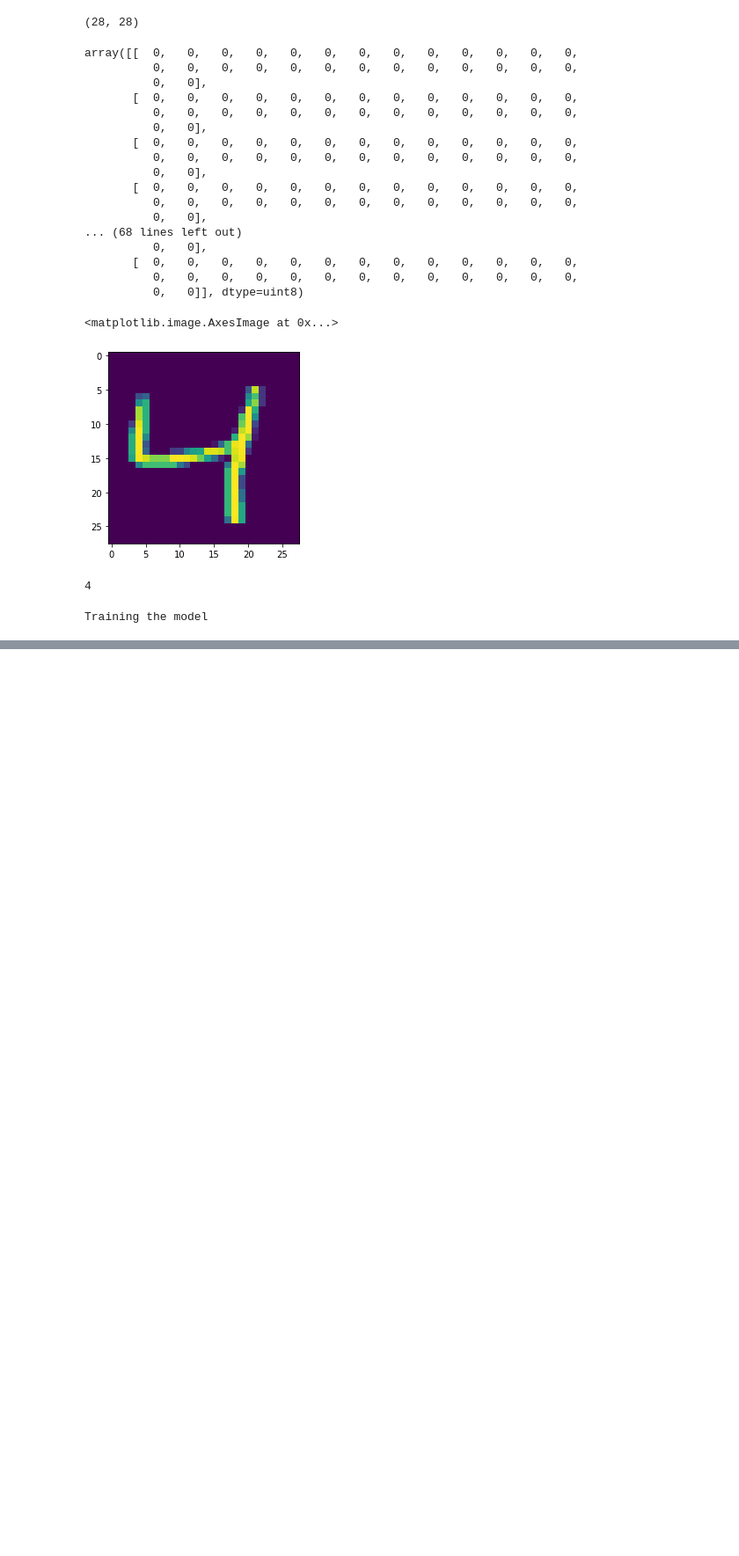
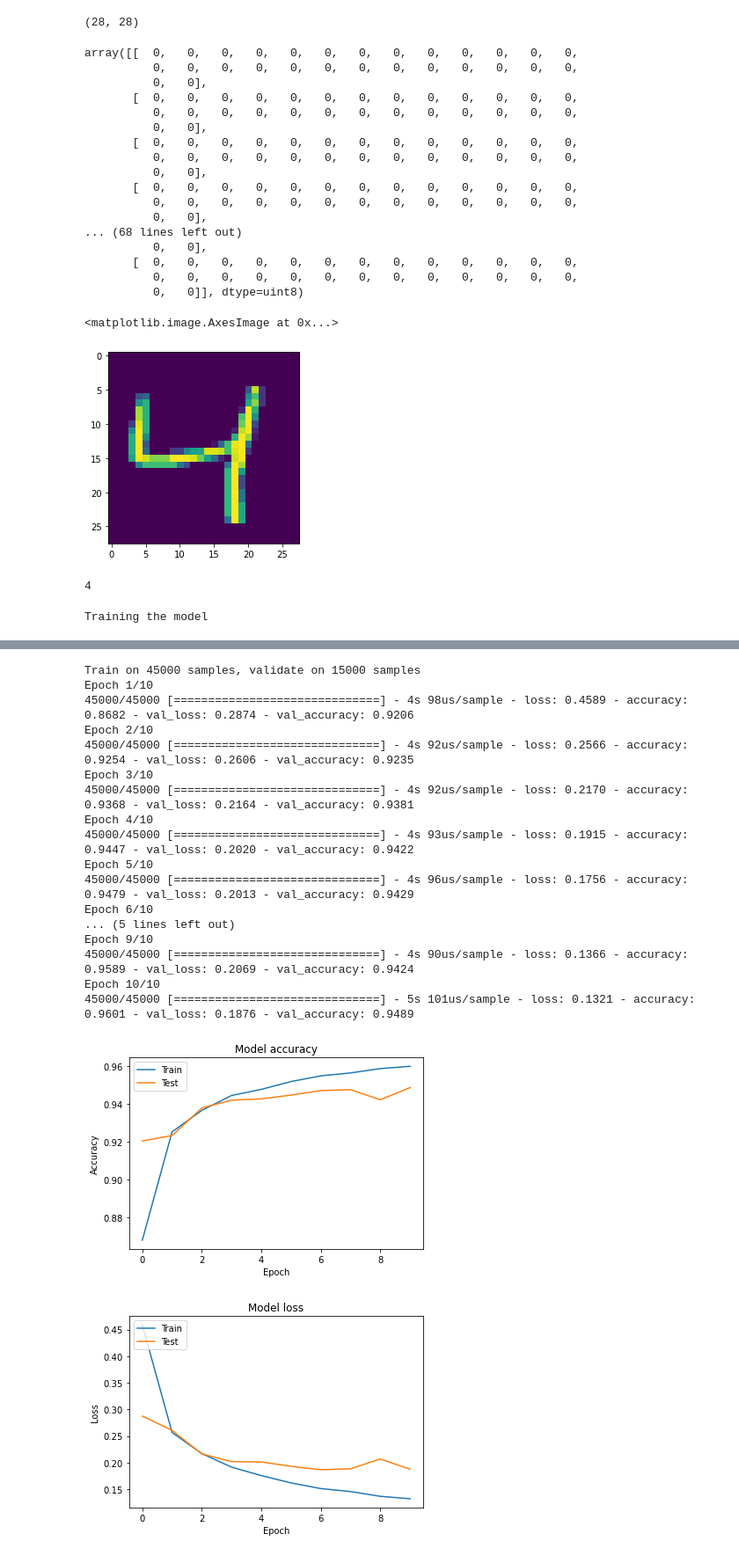
Before and after one commit to YashMunjal/Deep-learning-keras, a Jupyter notebook: MNIST.ipynb, the cells around one changed output, grey strips where cells are left out. Shown: that part at 88% size. Saved outputs shown, nothing was run; the diff lists cells and outputs as text; code cells hidden in the pictures; blank space fills up the shorter version.

```diff
--- a/MNIST.ipynb
+++ b/MNIST.ipynb
@@ -103,0 +144,59 @@ model.compile(optimizer='adam',
+# %%
+#Data with validaton splitting
+
+import matplotlib.pyplot as plt
+
+model = tf.keras.models.Sequential([
+    tf.keras.layers.Flatten(input_shape=(28, 28)),
+    tf.keras.layers.Dense(16, activation=tf.nn.relu),
+    tf.keras.layers.Dense(16, activation=tf.nn.relu),
+    tf.keras.layers.Dense(10, activation=tf.nn.softmax)
+])
+model.compile(optimizer='adam',
+              loss='sparse_categorical_crossentropy',
+              metrics=['accuracy'])
+
+history = model.fit(x_train,
+                    y_train,
+                    validation_split=0.25,
+                    epochs=10,
+                    batch_size=16,
+                    verbose=1)
+
+# Plot training & validation accuracy values
+plt.plot(history.history['accuracy'])
+plt.plot(history.history['val_accuracy'])
+plt.title('Model accuracy')
+plt.ylabel('Accuracy')
+plt.xlabel('Epoch')
+plt.legend(['Train', 'Test'], loc='upper left')
+plt.show()
+
+# Plot training & validation loss values
+plt.plot(history.history['loss'])
+plt.plot(history.history['val_loss'])
+plt.title('Model loss')
+plt.ylabel('Loss')
+plt.xlabel('Epoch')
+plt.legend(['Train', 'Test'], loc='upper left')
+plt.show()
+# %% [output]
+Train on 45000 samples, validate on 15000 samples
+Epoch 1/10
+45000/45000 [==============================] - 4s 98us/sample - loss: 0.4589 - accuracy: 0.8682 - val_loss: 0.2874 - val_accuracy: 0.9206
+Epoch 2/10
+45000/45000 [==============================] - 4s 92us/sample - loss: 0.2566 - accuracy: 0.9254 - val_loss: 0.2606 - val_accuracy: 0.9235
+Epoch 3/10
+45000/45000 [==============================] - 4s 92us/sample - loss: 0.2170 - accuracy: 0.9368 - val_loss: 0.2164 - val_accuracy: 0.9381
+Epoch 4/10
+45000/45000 [==============================] - 4s 93us/sample - loss: 0.1915 - accuracy: 0.9447 - val_loss: 0.2020 - val_accuracy: 0.9422
+Epoch 5/10
+45000/45000 [==============================] - 4s 96us/sample - loss: 0.1756 - accuracy: 0.9479 - val_loss: 0.2013 - val_accuracy: 0.9429
+Epoch 6/10
+... (5 lines left out)
+Epoch 9/10
+45000/45000 [==============================] - 4s 90us/sample - loss: 0.1366 - accuracy: 0.9589 - val_loss: 0.2069 - val_accuracy: 0.9424
+Epoch 10/10
+45000/45000 [==============================] - 5s 101us/sample - loss: 0.1321 - accuracy: 0.9601 - val_loss: 0.1876 - val_accuracy: 0.9489
+[figure, added]
+[figure, added]
```
Also changed, not shown: parts of 6 cells of this notebook.
